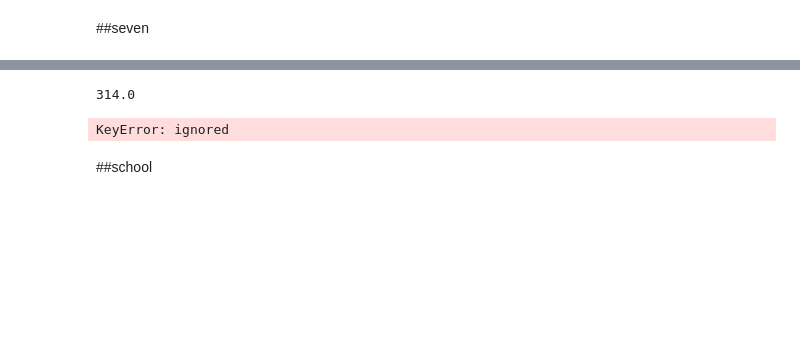
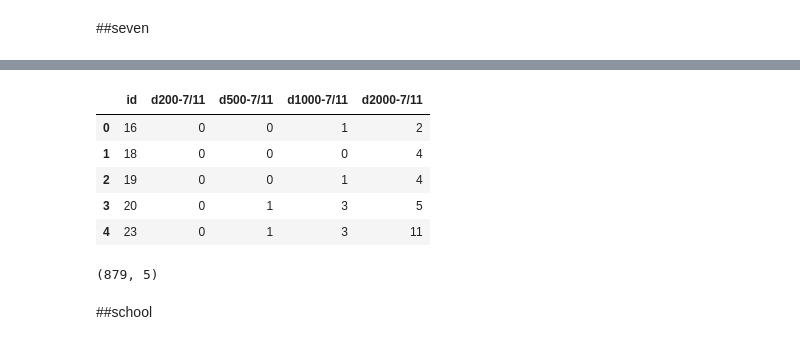
Before and after one commit to nannthd/bsc_dpdm22, a Jupyter notebook: midterm_dpdm22.ipynb, the cells around one changed output, grey strips where cells are left out. Cells and saved outputs as stored; diff of their text form; code cells hidden in the pictures; blank space fills up the shorter version.

```diff
--- a/midterm_dpdm22.ipynb
+++ b/midterm_dpdm22.ipynb
@@ -315,3 +238,12 @@ seven_id
+# %%
+seven_id = {} #สร้างdictionary ขึ้นมาเก็บจะได้ดึงข้อมูลมาเปรียบเทียบกันได้
+for t in seven_eleven:
+    l = list()
+    for x in seven_eleven[t]:
+        l.append(x['geometry']['location'])
+    #print(t) #ID
+    #print(l)
+    seven_id[t]=l #seven_id ที่มีID คือ t มีสมาชิกคือ l
 # %%
 for z in home['id'].keys():
   print(z)
@@ -324,29 +256,43 @@ for x in seven_id.keys():
 # %%
-record_list = list()
+record_list = []
 for id in home['id']:
-  print(id)
-  this_home = home[home['id']==id]
-  h_lat = this_home['latitude'].values[0] #ถ้าใส่indexธรรมดาจะใช้กับทุกตัวไม่ได้ มันจะเป็นindexของตาราง ต้อง.values
-  h_long = this_home['longitude'].values[0]
-  this_seven = seven_id[str(id)]
-  seven_dist = list()
-  loc1 = [h_lat,h_long]
-  for seven in this_seven:
-      loc2 = [seven['lat'],seven['lng']]
-      dist = geopy.distance.geodesic(loc1,loc2).m
-      seven_dist.append(dist)
+    try:
+        id_int = int(id)
+    except ValueError:
+        continue
 
-  record_dict = {}
-  record_dict['id'] = id
-  record_dict['d250-7/11'] = sum(np.array(seven_dist) < 250)
-  record_dict['d500-7/11'] = sum(np.array(seven_dist) < 500)
-  record_dict['d1000-7/11'] = sum(np.array(seven_dist) < 1000)
-  record_dict['d1500-7/11'] = sum(np.array(seven_dist) < 2000)
-  record_list.append(record_dict)
-
-final_table = pd.DataFrame(record_list)
+    this_home = home[home['id'] == id_int]
+    h_lat = this_home['latitude'].values[0]
+    h_long = this_home['longitude'].values[0]
+    this_seven_id = seven_id.get(str(id_int), [])
+    if not this_seven_id:
+        continue
+    seven_dist = []
+    loc1 = [h_lat, h_long]
+    for seven in this_seven_id:
+        loc2 = [seven['lat'], seven['lng']]
+        dist = geopy.distance.geodesic(loc1, loc2).m
+        seven_dist.append(dist)
+    record_dict = {}
+    record_dict['id'] = id_int
+    record_dict['d200-7/11'] = sum(np.array(seven_dist) < 200)
+    record_dict['d500-7/11'] = sum(np.array(seven_dist) < 500)
+    record_dict['d1000-7/11'] = sum(np.array(seven_dist) < 1000)
+    record_dict['d2000-7/11'] = sum(np.array(seven_dist) < 2000)
+    record_list.append(record_dict)
+seven_table = pd.DataFrame(record_list)
-# %% [output]
-314.0
-KeyError: ignored
+# %%
+seven_table.head()
+# %% [output]
+|  | id | d200-7/11 | d500-7/11 | d1000-7/11 | d2000-7/11 |
+| 0 | 16 | 0 | 0 | 1 | 2 |
+| 1 | 18 | 0 | 0 | 0 | 4 |
+| 2 | 19 | 0 | 0 | 1 | 4 |
+| 3 | 20 | 0 | 1 | 3 | 5 |
+| 4 | 23 | 0 | 1 | 3 | 11 |
+# %%
+seven_table.shape
+# %% [output]
+(879, 5)
 # %% [markdown]
 ##school
```
Also changed, not shown: parts of 27 cells of this notebook.
